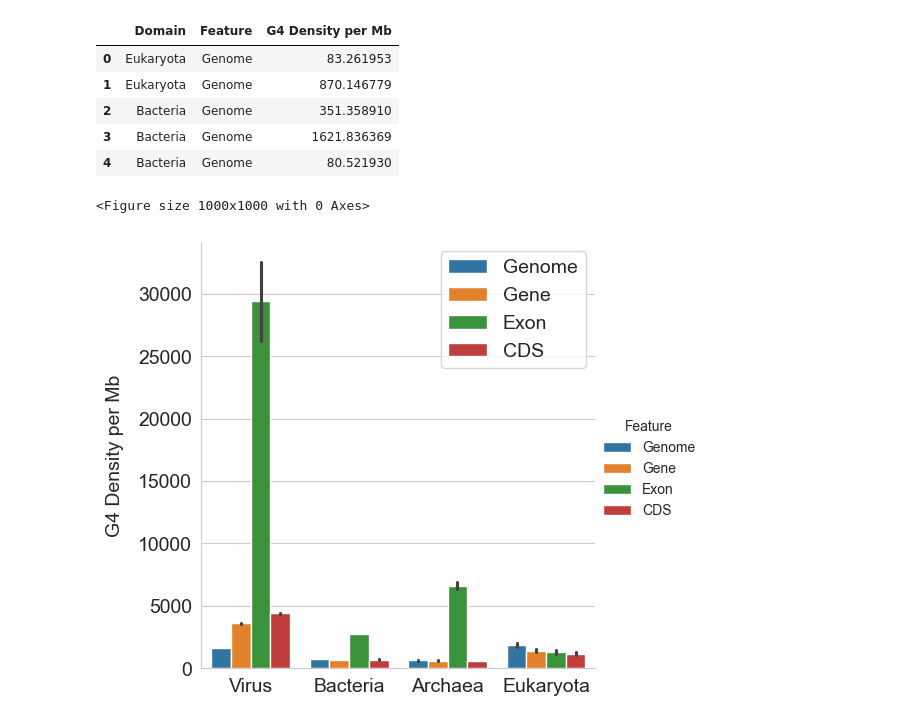
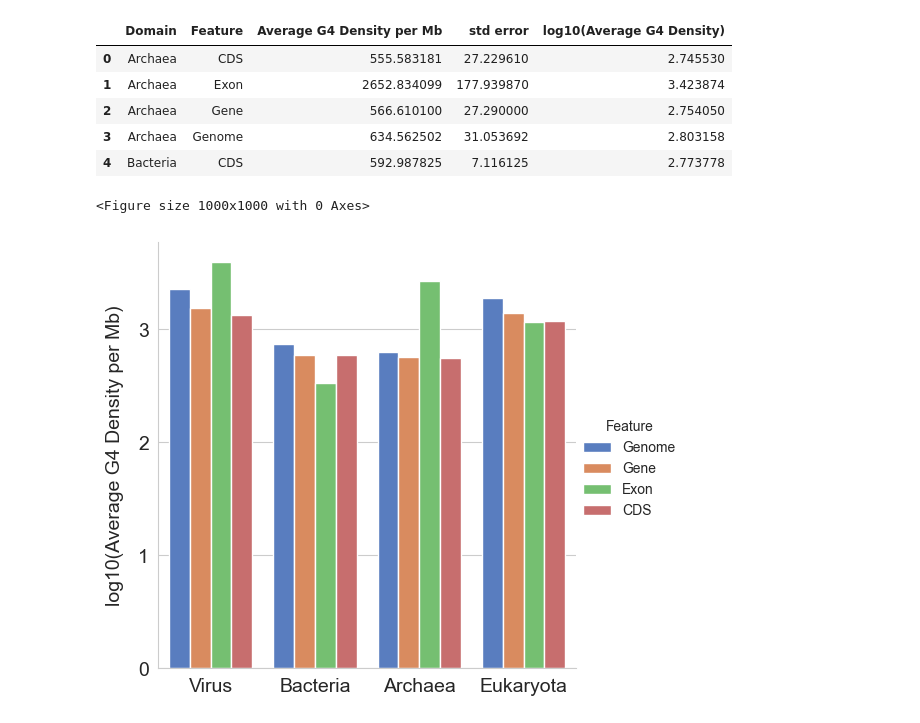
Before and after one commit to Georgakopoulos-Soares-lab/Quadrupia, a Jupyter notebook: notebooks/7_g4_distribution_genomic_compartments_regex.ipynb, the cells around one changed output. Cells and saved outputs as stored; diff of their text form; code cells hidden in the pictures.

```diff
--- a/notebooks/7_g4_distribution_genomic_compartments_regex.ipynb
+++ b/notebooks/7_g4_distribution_genomic_compartments_regex.ipynb
@@ -77,5 +76,5 @@ df_g4['G4 Density per Mb: Genome'] = df_g4['Total G4 Length']/df_g4['Genome Size
 df_g4['G4 Density per Mb: Gene'] = df_g4['G4s in Genes']/df_g4['Genes'] * 1000000
 df_g4['G4 Density per Mb: Exon'] = df_g4['G4s in Exons']/df_g4['Exons'] * 1000000
 df_g4['G4 Density per Mb: CDS'] = df_g4['G4s in CDS']/df_g4['CDS'] * 1000000
-df_g4.head(100)
+df_g4.sort_values(by='G4 Density per Mb: Genome', ascending=False, inplace=True)
 df_g4.to_csv(f'{BASE_DIR}/results/regex_combined_dist_data.csv', index=False)
@@ -95,37 +81,58 @@ df_domain.head()
 # %%
+
+# group by domain and get mean of all columns starting with "Type:"
+df_domain = df_g4.groupby('Domain').agg(
+    {col: 'mean' for col in df_g4.columns if col.startswith('G4 Density per Mb: ')}
+)
+
 # create new dataframe for grouped domain plots
 df_domain_plot = df_g4[['Domain', 'G4 Density per Mb: Genome', 'G4 Density per Mb: Gene', 'G4 Density per Mb: Exon', 'G4 Density per Mb: CDS']]
 df_domain_plot = df_domain_plot.melt(id_vars=['Domain'], var_name='Feature', value_name='G4 Density per Mb')
-# extract genomic feature from the column name
 df_domain_plot['Feature'] = df_domain_plot['Feature'].apply(lambda x: x.split(': ')[1])
-df_domain_plot.head()
+df_domain_grouped = df_domain_plot.groupby(['Domain', 'Feature']).agg({
+    'G4 Density per Mb': 'mean'
+    })
+df_domain_grouped['std error'] = df_domain_plot.groupby(['Domain', 'Feature']).agg({
+    'G4 Density per Mb': 'sem'
+    })
+df_domain_grouped.rename(columns={'G4 Density per Mb': 'Average G4 Density per Mb'}, inplace=True)
+df_domain_grouped['log10(Average G4 Density)'] = np.log10(df_domain_grouped['Average G4 Density per Mb']+1)
+df_domain_grouped.reset_index(inplace=True)
+df_domain_grouped.head()
 # %% [output]
-|  | Domain | Feature | G4 Density per Mb |
-| 0 | Eukaryota | Genome | 83.261953 |
-| 1 | Eukaryota | Genome | 870.146779 |
-| 2 | Bacteria | Genome | 351.358910 |
-| 3 | Bacteria | Genome | 1621.836369 |
-| 4 | Bacteria | Genome | 80.521930 |
+|  | Domain | Feature | Average G4 Density per Mb | std error | log10(Average G4 Density) |
+| 0 | Archaea | CDS | 555.583181 | 27.229610 | 2.745530 |
+| 1 | Archaea | Exon | 2652.834099 | 177.939870 | 3.423874 |
+| 2 | Archaea | Gene | 566.610100 | 27.290000 | 2.754050 |
+| 3 | Archaea | Genome | 634.562502 | 31.053692 | 2.803158 |
+| 4 | Bacteria | CDS | 592.987825 | 7.116125 | 2.773778 |
 # %%
 sns.set_style("whitegrid")
 plt.figure(figsize=(10, 10))
 
+# order of categories
+domain_order = ["Virus", "Bacteria", "Archaea", "Eukaryota"]
+feature_order = ['Genome', 'Gene', 'Exon', 'CDS']
+
+# plot
 sns.catplot(
-    data=df_domain_plot,
+    data=df_domain_grouped,
     kind="bar",
     x="Domain",
-    y="G4 Density per Mb",
+    y="log10(Average G4 Density)",
     hue="Feature",
-    order=["Virus", "Bacteria", "Archaea", "Eukaryota"],
-    errorbar="se"
+    order=domain_order,
+    hue_order=feature_order,
+    palette='muted'
 )
+
 # formatting
-plt.legend(loc='upper right', fontsize=14)
+plt.yticks(np.arange(0, 4, 1), fontsize=14)
 plt.xticks(fontsize=14)
 plt.yticks(fontsize=14)
 plt.xlabel('')
-plt.ylabel('G4 Density per Mb', fontsize=14, labelpad=10)
+plt.ylabel('log10(Average G4 Density per Mb)', fontsize=14, labelpad=10)
 plt.savefig(f'{BASE_DIR}/plots/feature_domain_g4_density_regex.png')
 # %% [output]
 <Figure size 1000x1000 with 0 Axes>
-[figure, old version]
+[figure, new version]
```
Also changed, not shown: parts of 5 cells of this notebook, 3 other files.
